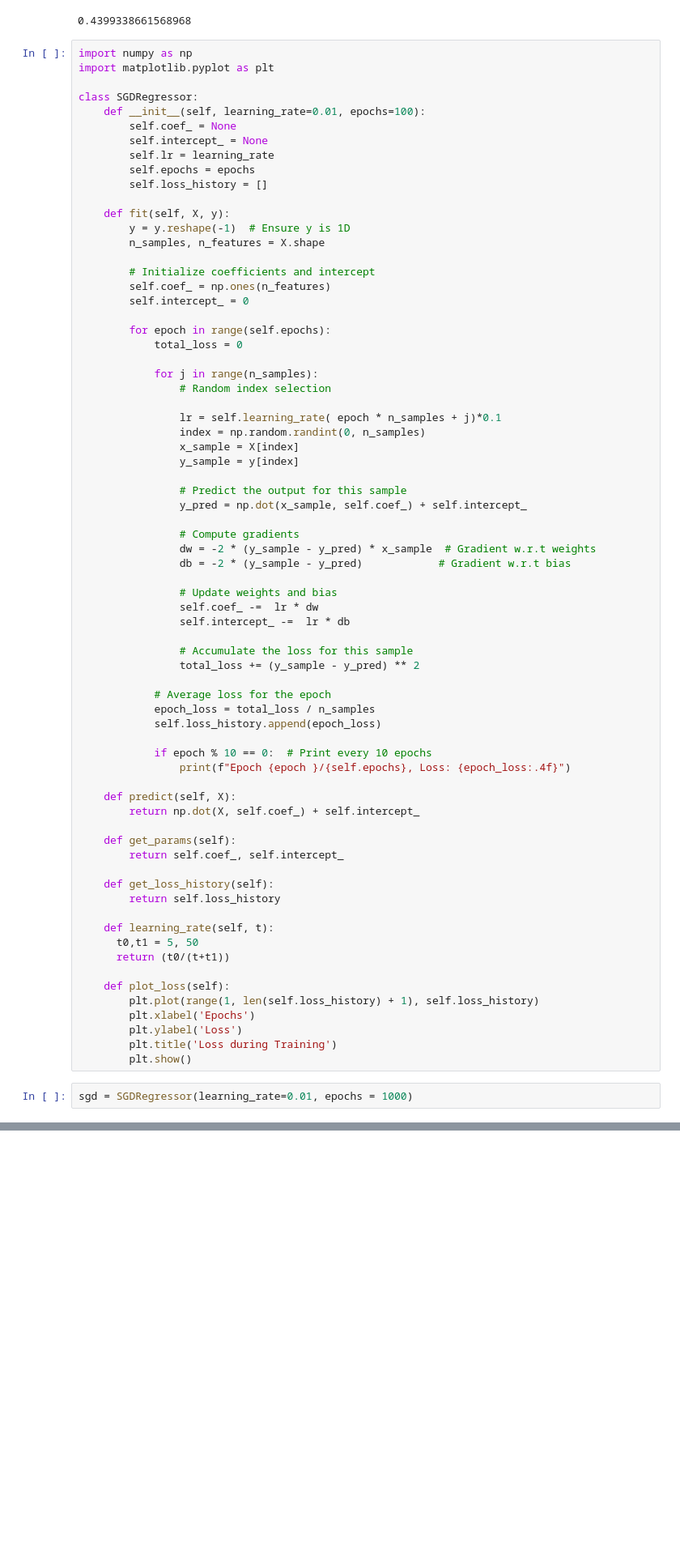
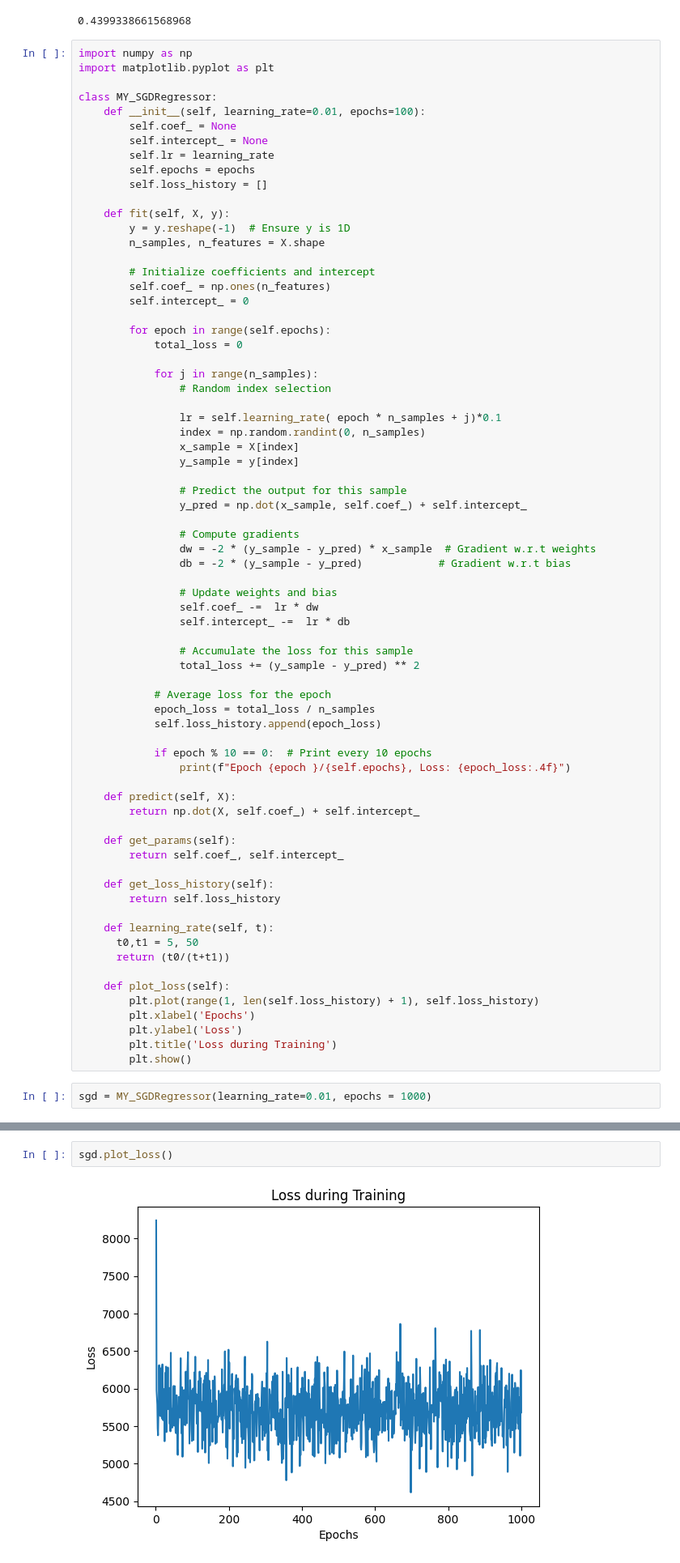
Before and after one commit to jeevanshrestha/Machine-Learning, a Jupyter notebook: Stochastic_Gradient_Descent_MLR.ipynb, the cells around one changed output, grey strips where cells are left out. Shown at 81% size. Drawn from its saved outputs; the diff is of its cells as text; blank space fills up the shorter version.

```diff
--- a/Stochastic_Gradient_Descent_MLR.ipynb
+++ b/Stochastic_Gradient_Descent_MLR.ipynb
@@ -46,7 +46,7 @@ r2_score(y_test, y_pred)
 import numpy as np
 import matplotlib.pyplot as plt
 
-class SGDRegressor:
+class MY_SGDRegressor:
     def __init__(self, learning_rate=0.01, epochs=100):
         self.coef_ = None
         self.intercept_ = None
@@ -114,7 +114,7 @@ class SGDRegressor:
         plt.title('Loss during Training')
         plt.show()
 # %%
-sgd = SGDRegressor(learning_rate=0.01, epochs = 1000)
+sgd = MY_SGDRegressor(learning_rate=0.01, epochs = 1000)
 # %%
 sgd.fit(X_train, y_train)
 # %% [output]
@@ -168,0 +169,4 @@ r2_score(y_test, predictions)
+# %%
+sgd.plot_loss()
+# %% [output]
+[figure, added]
```
Also changed, not shown: parts of 8 cells of this notebook.
